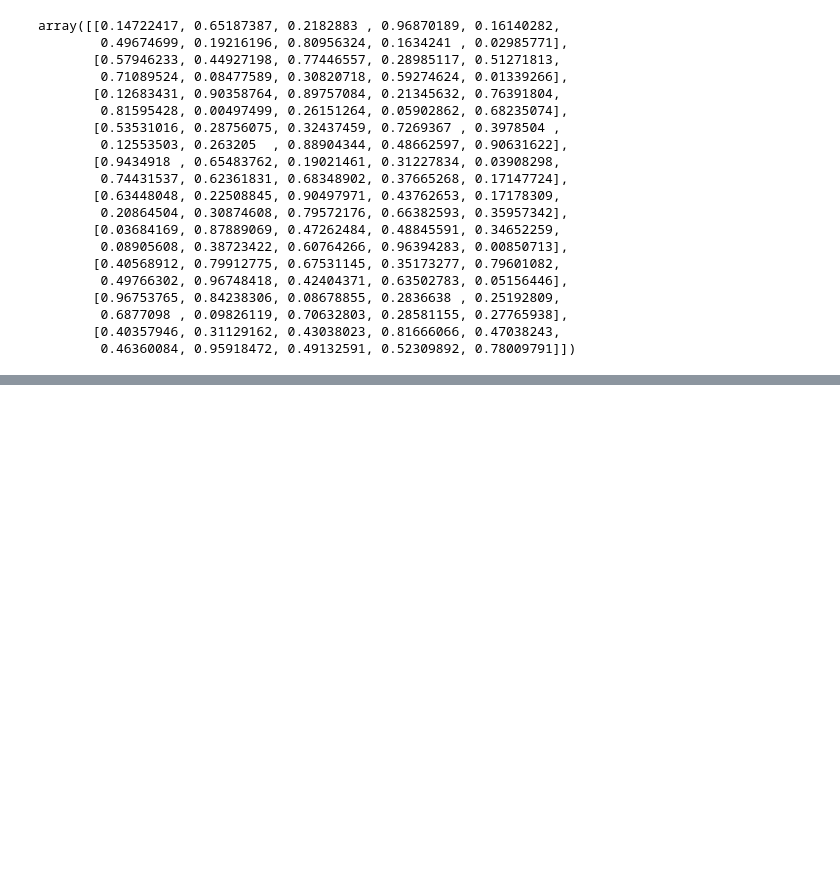
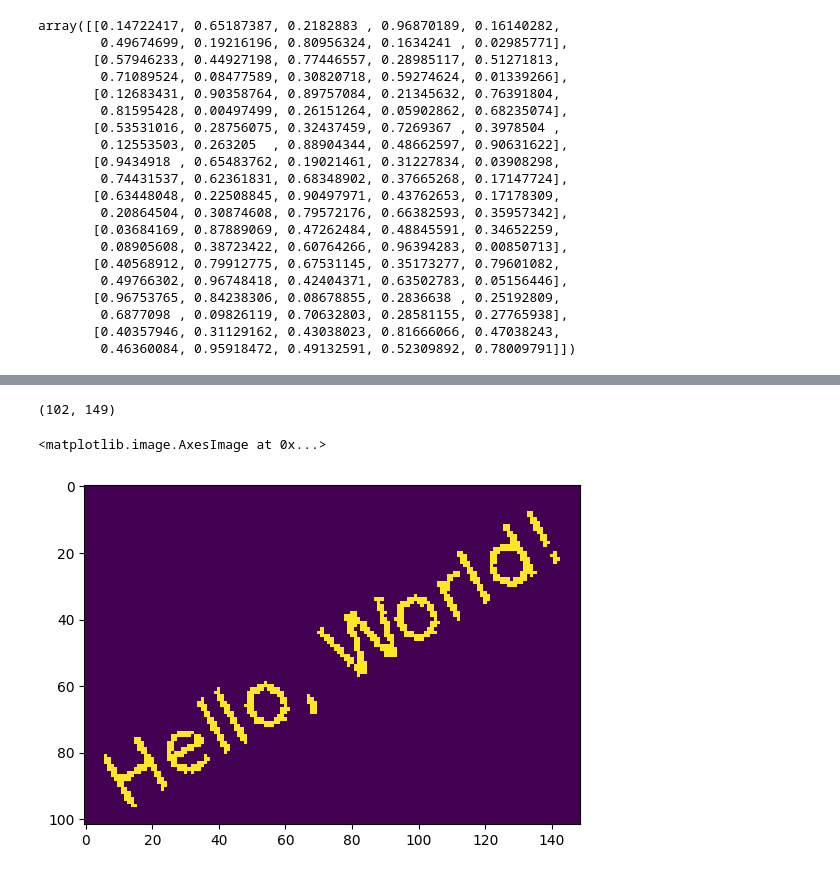
Before and after one commit to oakaigh/python-tagcloud, a Jupyter notebook: test.ipynb, the cells around one changed output, grey strips where cells are left out. Saved outputs shown, nothing was run; the diff lists cells and outputs as text; code cells hidden in the pictures; blank space fills up the shorter version.

```diff
--- a/test.ipynb
+++ b/test.ipynb
@@ -187,0 +219,44 @@ array([[0.14722417, 0.65187387, 0.2182883 , 0.96870189, 0.16140282,
+# %%
+import PIL
+import PIL.ImageFont
+
+from PIL import Image, ImageDraw, ImageFont
+
+
+import PIL
+import PIL.Image
+import PIL.ImageDraw
+import PIL.ImageFont
+
+
+# Choose a font and a font size
+font = ImageFont.truetype('DejaVuSans.ttf', 24)
+
+# Define the text to be displayed
+text = 'Hello, World!'
+
+# Get the size of the text
+text_width, text_height = font.getsize(text)
+
+# Create a blank image with the same size as the text
+image = Image.new('1', size=(text_width, text_height), color=None)
+
+# Get the drawing context
+draw = ImageDraw.Draw(image)
+
+
+# Draw the text on the image
+draw.text((0, 0), text, font=font, fill=255)
+
+#print(image_size_rotation(image, -30, expand=True))
+#print(image_size_rotation(image, 0, expand=True))
+image = image.rotate(30, expand=True)
+
+print(np.asarray(image).shape)
+
+# Save the image
+plt.imshow(np.asarray(image))
+# %% [output]
+(102, 149)
+<matplotlib.image.AxesImage at 0x...>
+[figure, added]
```
Also changed, not shown: parts of 49 cells of this notebook, 3 other files.
